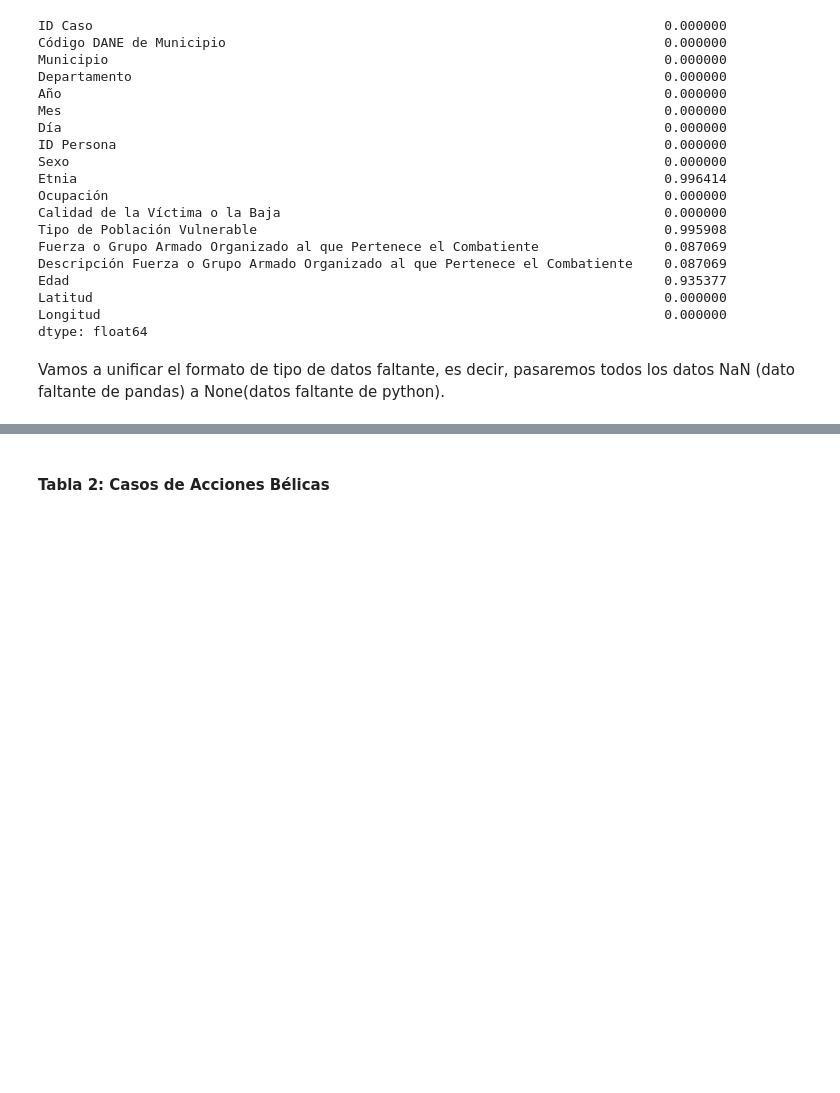
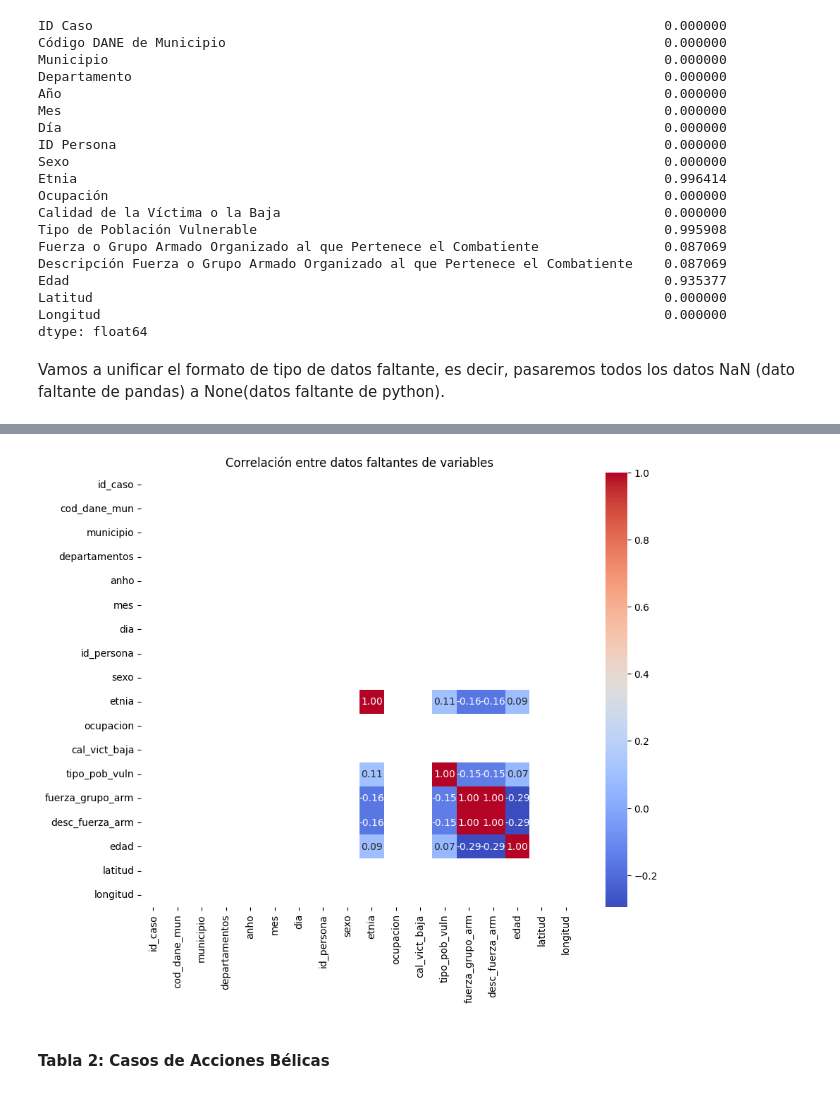
Before and after one commit to RandolphPeralta/SeminarioEstadistica, a Jupyter notebook: Actividad2.ipynb, the cells around one changed output, grey strips where cells are left out. Saved outputs shown, nothing was run; the diff lists cells and outputs as text; code cells hidden in the pictures; blank space fills up the shorter version.

```diff
--- a/Actividad2.ipynb
+++ b/Actividad2.ipynb
@@ -425,3 +462,19 @@ None
+# %%
+import pandas as pd
+
+# Crear un DataFrame booleano donde True indica un dato faltante
+datos_faltantes = victimasAB_df1.isnull()
+
+# Calcular la correlación entre los datos faltantes de las variables
+correlacion = datos_faltantes.corr()
+
+# Mostrar el mapa de calor de la correlación
+plt.figure(figsize=(10, 8))
+sns.heatmap(correlacion, annot=True, cmap='coolwarm', fmt=".2f")
+plt.title('Correlación entre datos faltantes de variables')
+plt.show()
+# %% [output]
+[figure, added]
 # %% [markdown]
 #### **Tabla 2: Casos de Acciones Bélicas**
 # %%
```
Also changed, not shown: parts of 14 cells of this notebook, 2 other files.
